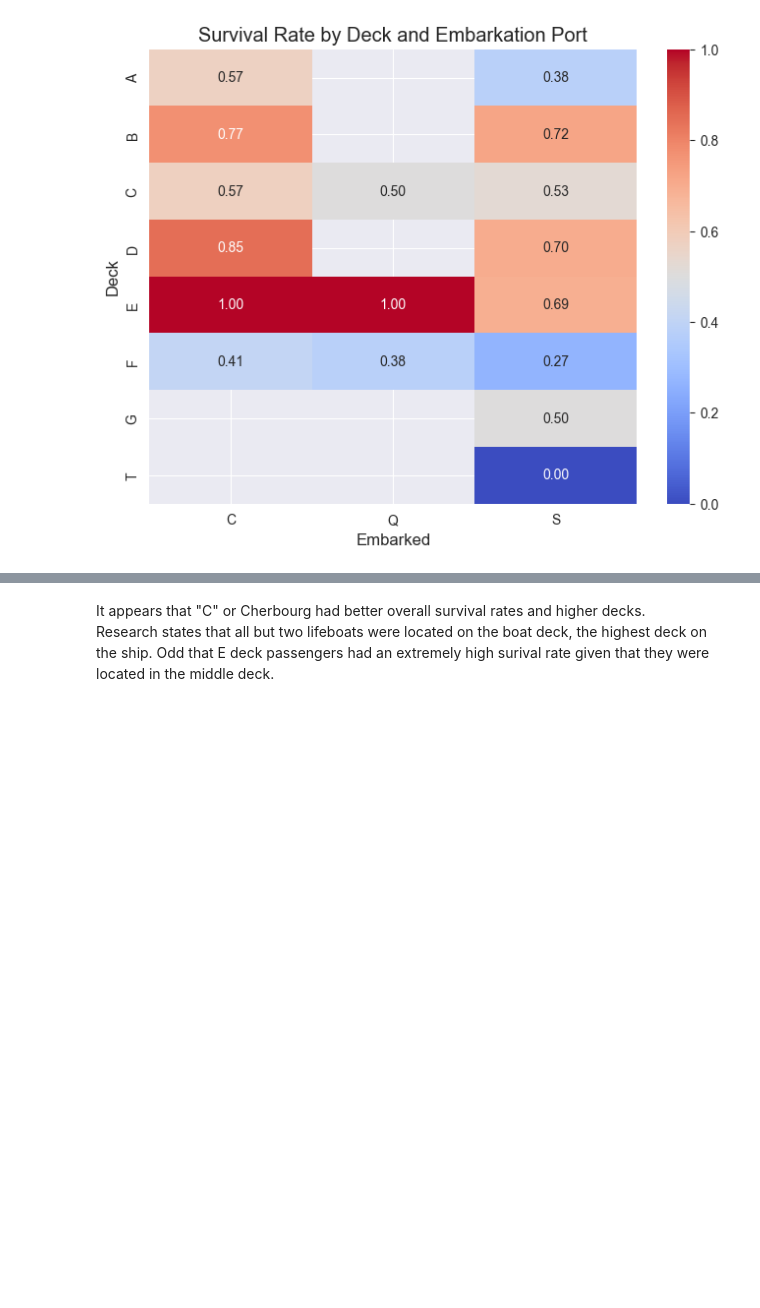
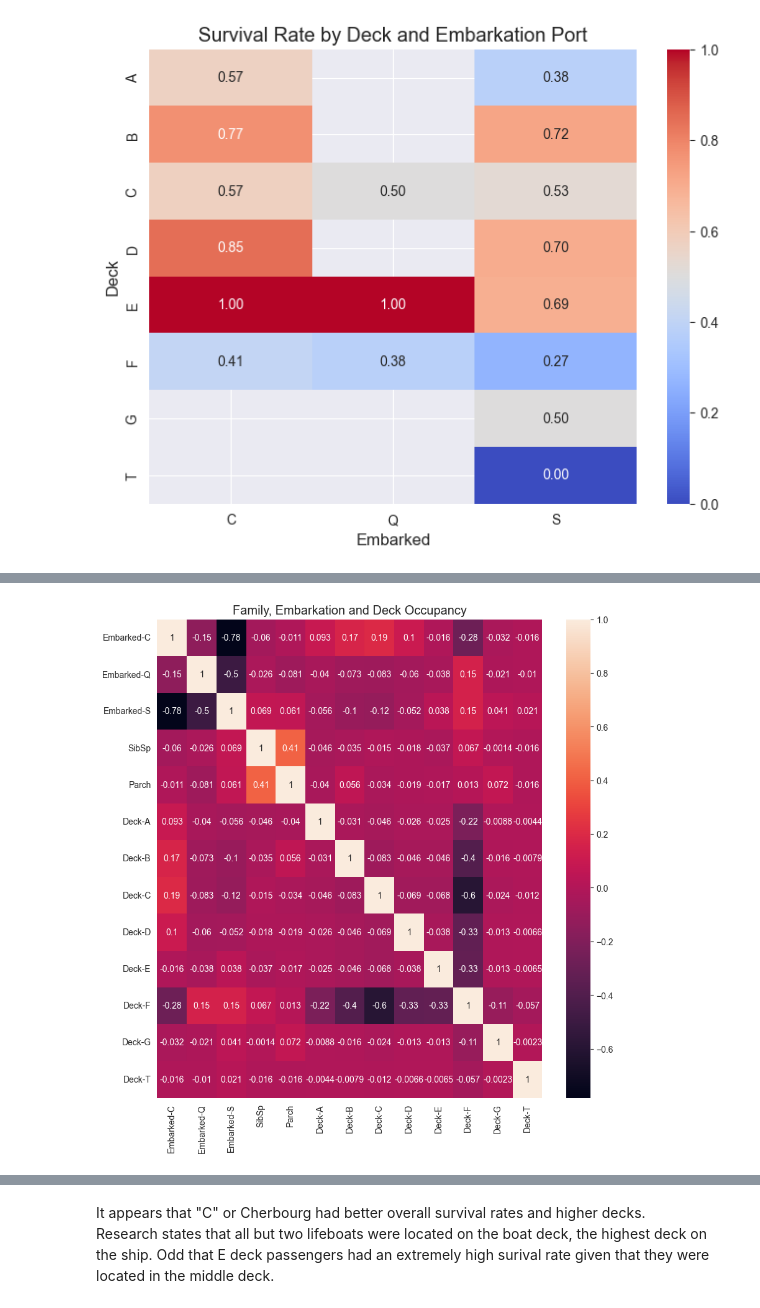
Before and after one commit to scottmr007/Titanic_EDA, a Jupyter notebook: Titanice_EDA.ipynb, the cells around one changed output, grey strips where cells are left out. Drawn from its saved outputs; the diff is of its cells as text; code cells hidden in the pictures; blank space fills up the shorter version.

```diff
--- a/Titanice_EDA.ipynb
+++ b/Titanice_EDA.ipynb
@@ -591,0 +606,9 @@ plt.show()
+# %%
+train_corr = train_final[['Embarked-C', 'Embarked-Q', 'Embarked-S', 'SibSp', 'Parch', 'Deck-A', 'Deck-B', 'Deck-C', 'Deck-D', 'Deck-E', 'Deck-F', 'Deck-G', 'Deck-T']].corr()
+# %%
+fig, ax = plt.subplots(figsize=(10, 10))
+sns.heatmap(train_corr, annot=True)
+plt.title('Family, Embarkation and Deck Occupancy')
+plt.show()
+# %% [output]
+[figure, added]
```
Also changed, not shown: parts of 17 cells of this notebook.
